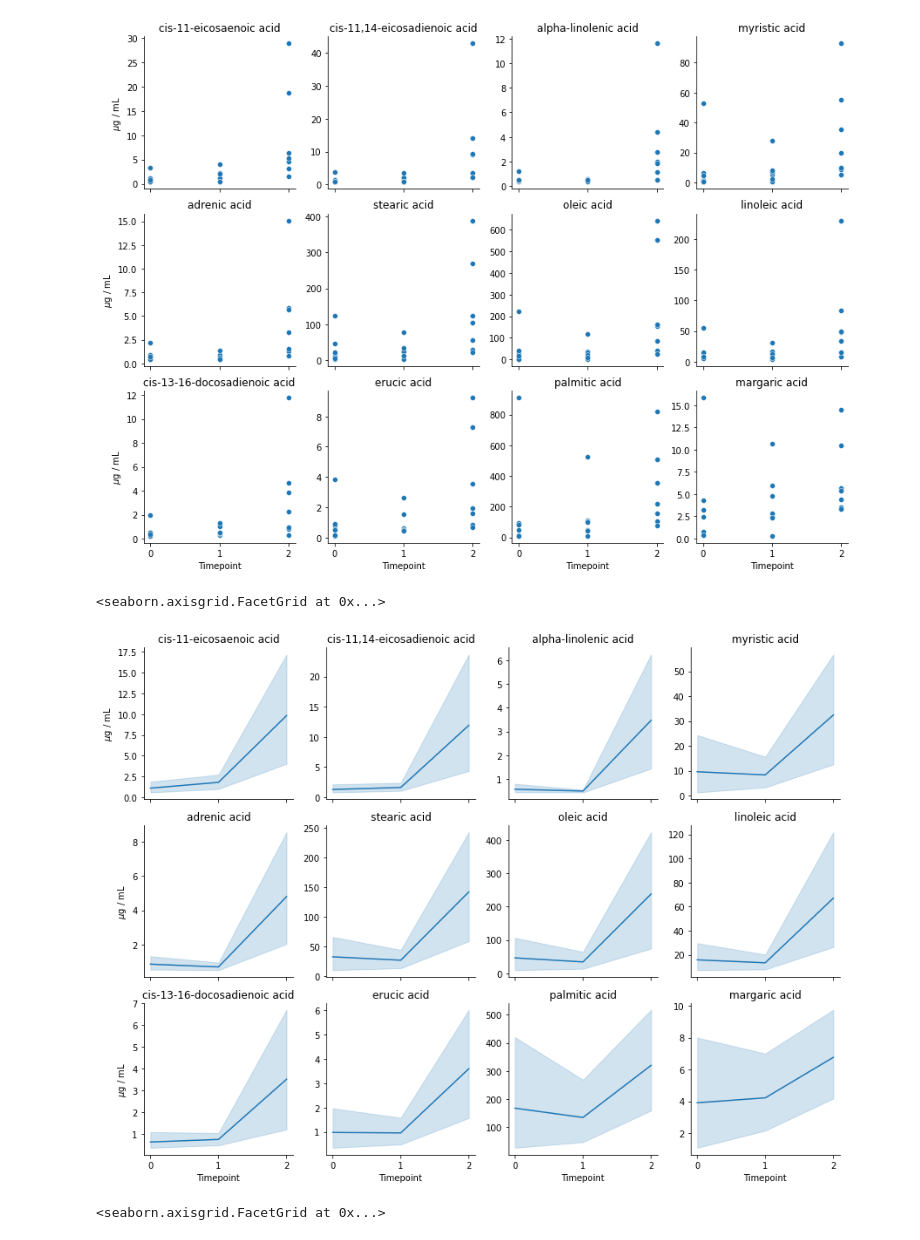
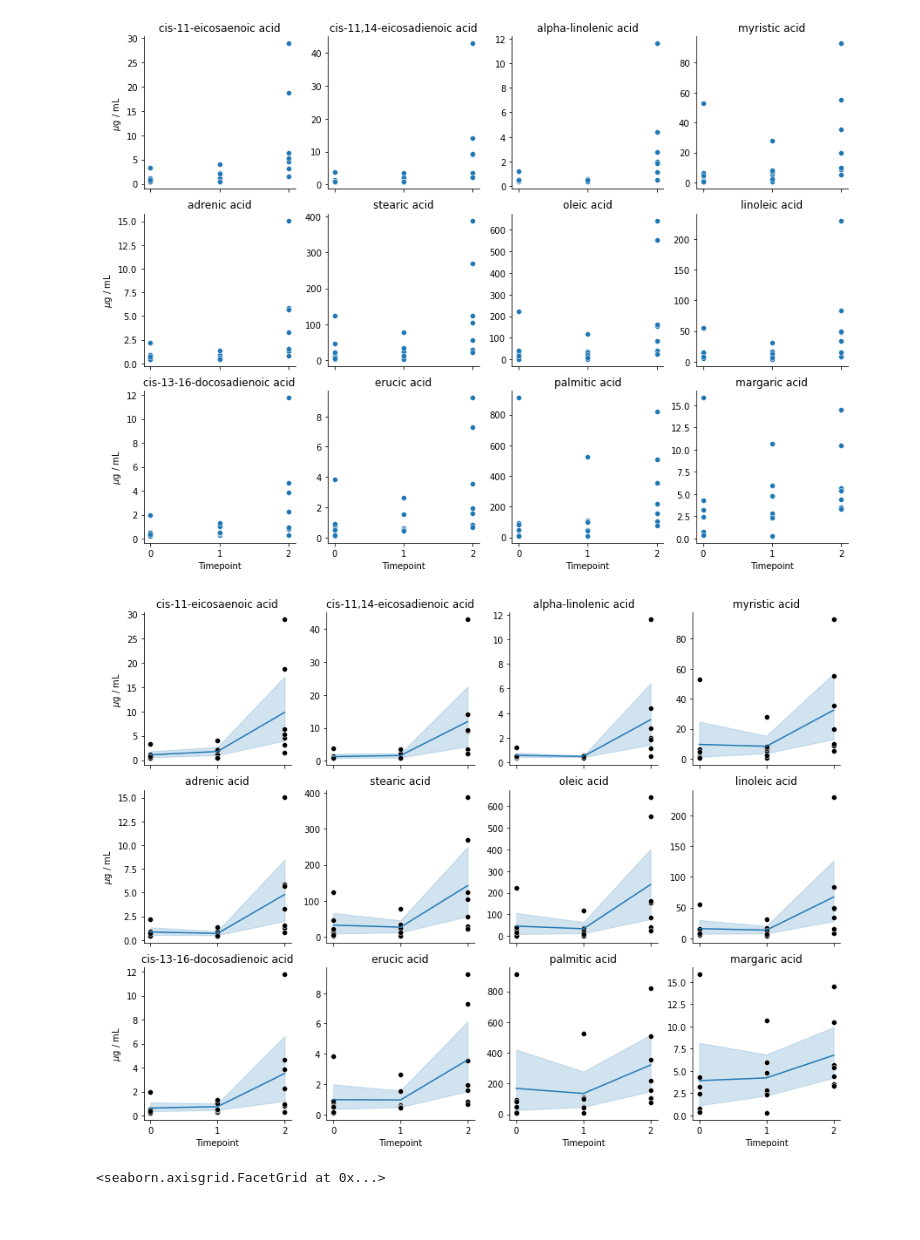
Before and after one commit to sterrettJD/Breastfed-Neonates, a Jupyter notebook: Metabolome.ipynb, the cells around one changed output. Saved outputs shown, nothing was run; the diff lists cells and outputs as text; code cells hidden in the pictures.

```diff
--- a/Metabolome.ipynb
+++ b/Metabolome.ipynb
@@ -135,15 +135,20 @@ g.set_ylabels(r"$\mu$g / mL")
 # %%
 g = sns.FacetGrid(melted_sig_lipids_df, col="variable", col_wrap=4, sharey=False)
 
 g.map(sns.lineplot, "Timepoint", "value")
+g.map(sns.scatterplot, "Timepoint", "value", color=["black"])
+
 for ax in g.axes:
     ax_title = ax.get_title()
     ax.set(xticks=[0,1,2],
            title=ax_title.split("= ")[1].split(" (")[0])
 g.set_ylabels(r"$\mu$g / mL")
+
+plt.savefig("Figures/sig_time_lipids_line_ci_scatter.png")
+plt.savefig("Figures/sig_time_lipids_line_ci_scatter.pdf")
+plt.show()
 # %% [output]
-<seaborn.axisgrid.FacetGrid at 0x...>
-[figure, old version]
+[figure, new version]
 # %%
 g = sns.FacetGrid(melted_sig_lipids_df, col="variable", col_wrap=4, sharey=False)
 
```
Also changed, not shown: parts of 9 cells of this notebook.
